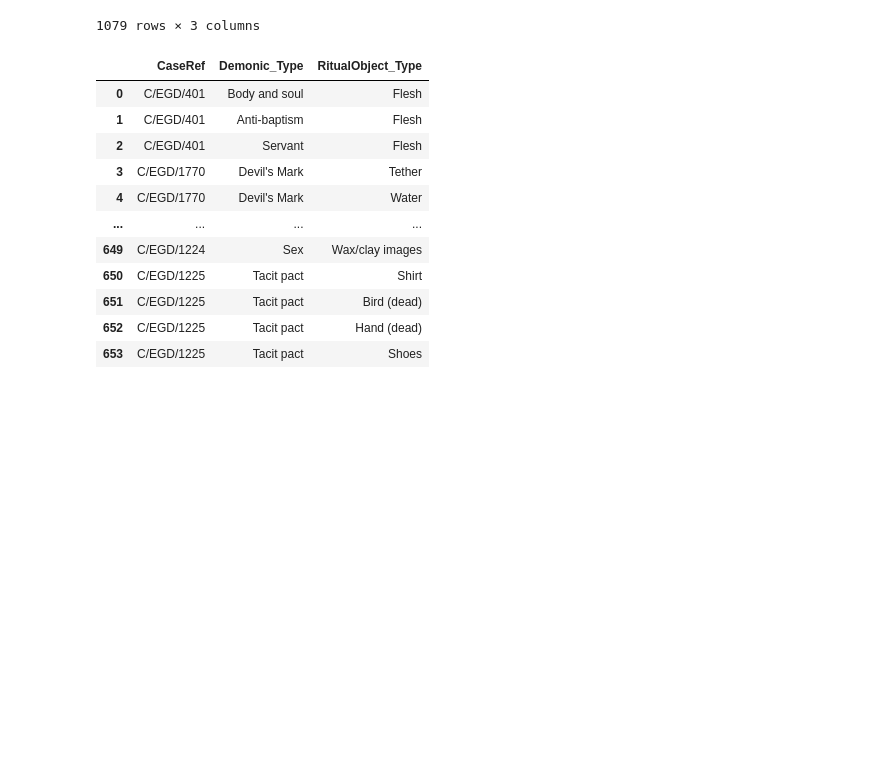
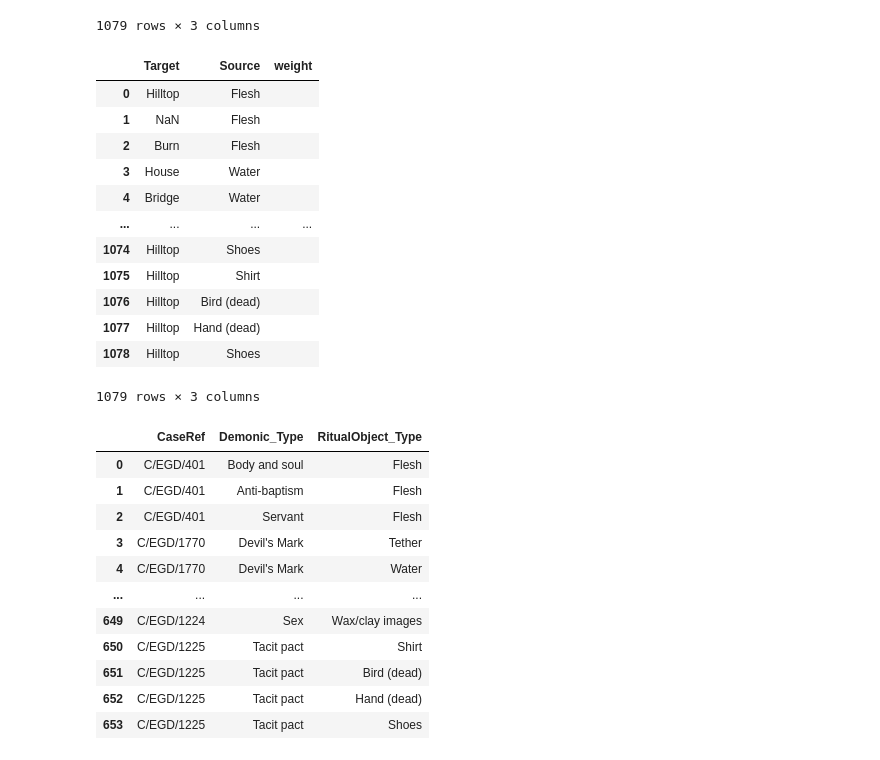
Before and after one commit to Baezhi/DS4_Group-14, a Jupyter notebook: Network notebook.ipynb, the cells around one changed output. Cells and saved outputs as stored; diff of their text form; code cells hidden in the pictures; blank space fills up the shorter version.

```diff
--- a/Network notebook.ipynb
+++ b/Network notebook.ipynb
@@ -256,6 +273,25 @@ Rit_meeting
 | 1077 | C/EGD/1225 | Hilltop | Hand (dead) |
 | 1078 | C/EGD/1225 | Hilltop | Shoes |
 1079 rows × 3 columns
+# %%
+Rit_meeting.drop(['CaseRef'], axis=1, inplace = True)
+Rit_meeting.insert(2,'weight','')
+Rit_meeting.rename(columns={'MeetingPlace_Place': 'Target', 'RitualObject_Type': 'Source'}, inplace=True)
+Rit_meeting
+# %% [output]
+|  | Target | Source | weight |
+| 0 | Hilltop | Flesh |  |
+| 1 | NaN | Flesh |  |
+| 2 | Burn | Flesh |  |
+| 3 | House | Water |  |
+| 4 | Bridge | Water |  |
+| ... | ... | ... | ... |
+| 1074 | Hilltop | Shoes |  |
+| 1075 | Hilltop | Shirt |  |
+| 1076 | Hilltop | Bird (dead) |  |
+| 1077 | Hilltop | Hand (dead) |  |
+| 1078 | Hilltop | Shoes |  |
+1079 rows × 3 columns
 # %%
 Rit_pacts = pd.merge(demonicPacts,Objects,left_on="CaseRef",right_on="CaseRef",suffixes = (False, False))
 Rit_pacts
```
Also changed, not shown: parts of 8 cells of this notebook.
